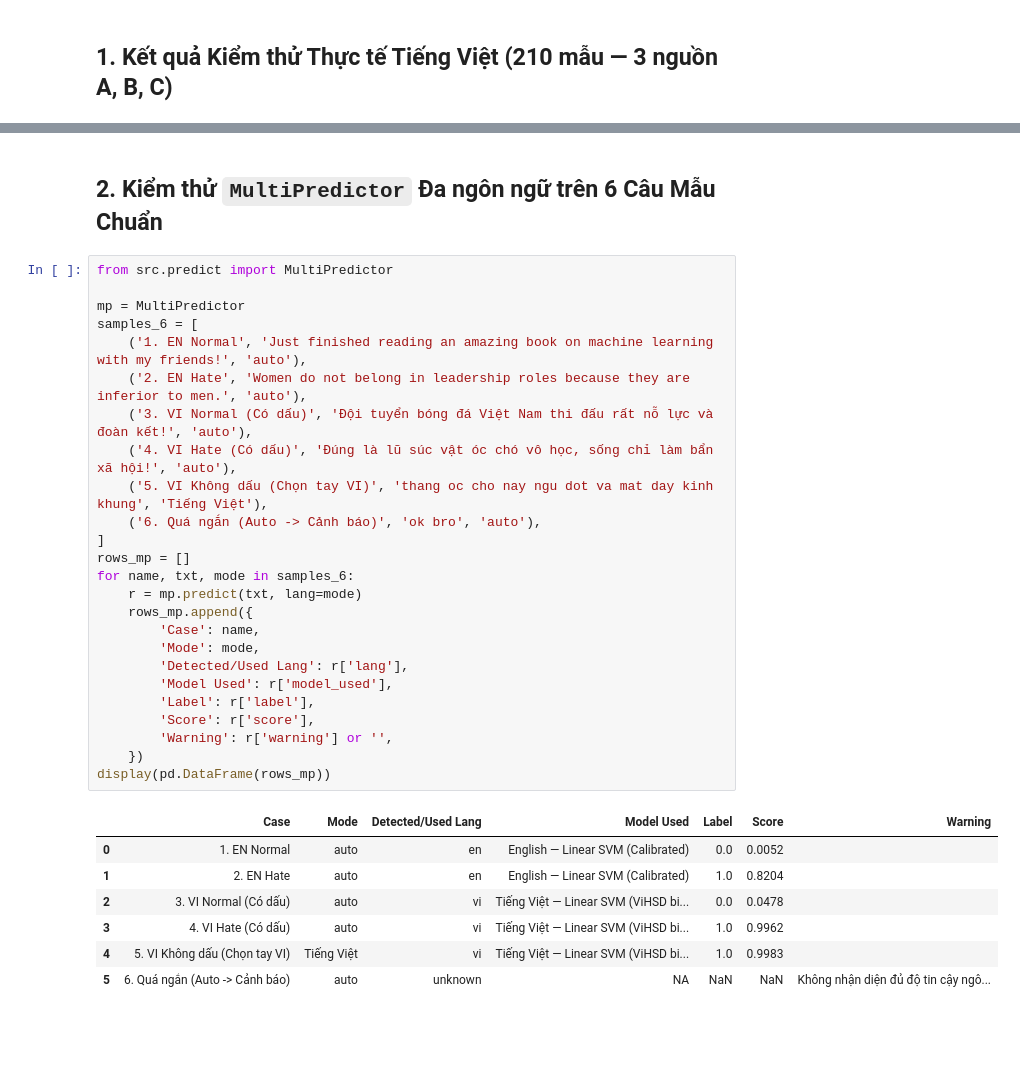
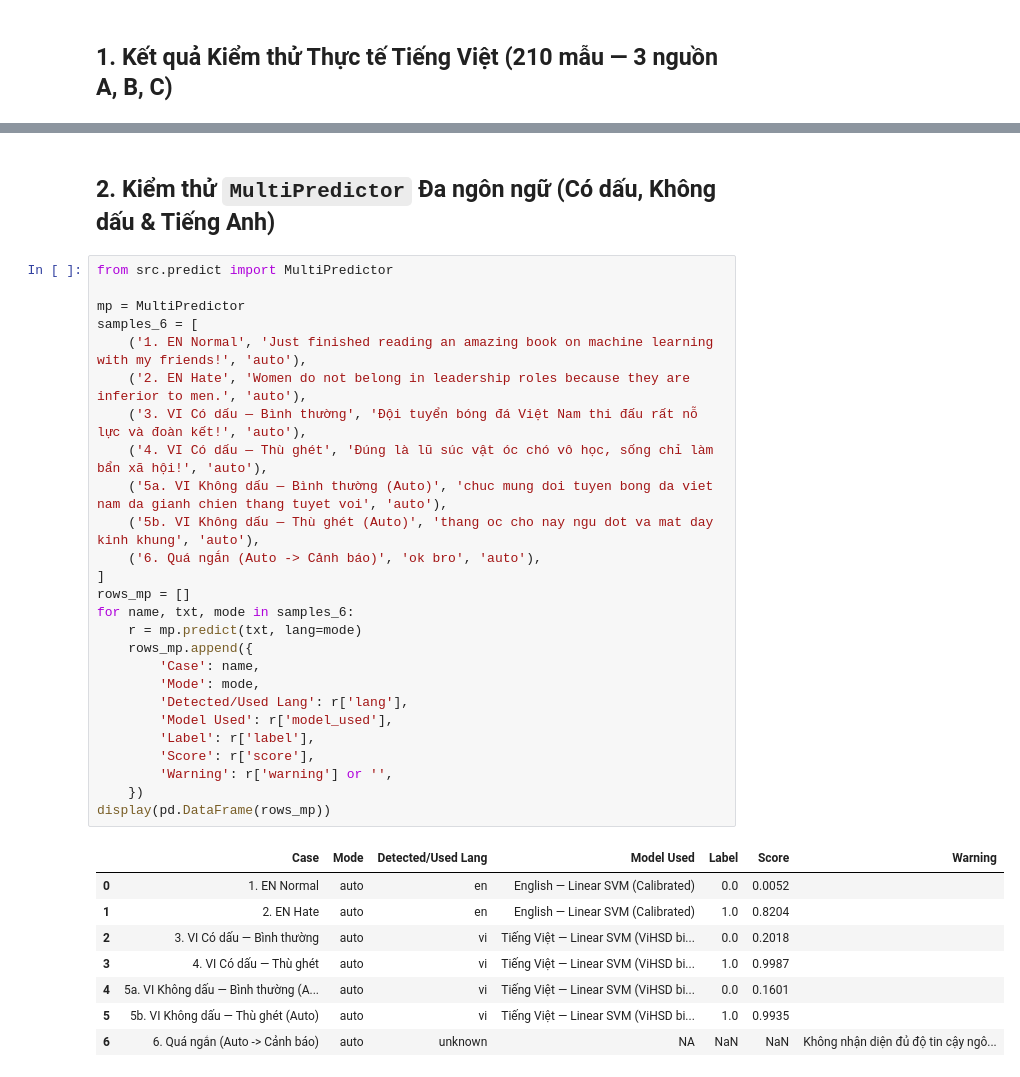
Before and after one commit to devtitcun888/duan-tweet-hate, a Jupyter notebook: notebooks/vi_05_realworld.ipynb, the cells around one changed output, grey strips where cells are left out. Drawn from its saved outputs; the diff is of its cells as text; blank space fills up the shorter version.

```diff
--- a/notebooks/vi_05_realworld.ipynb
+++ b/notebooks/vi_05_realworld.ipynb
@@ -105,38 +107,40 @@ Overall Real-World bin_A F1 : 0.8034 (PR-AUC = 0.9074)
 # %% [markdown]
-## 2. Kiểm thử `MultiPredictor` Đa ngôn ngữ trên 6 Câu Mẫu Chuẩn
+## 2. Kiểm thử `MultiPredictor` Đa ngôn ngữ (Có dấu, Không dấu & Tiếng Anh)
 # %%
 from src.predict import MultiPredictor
 
 mp = MultiPredictor
 samples_6 = [
     ('1. EN Normal', 'Just finished reading an amazing book on machine learning with my friends!', 'auto'),
     ('2. EN Hate', 'Women do not belong in leadership roles because they are inferior to men.', 'auto'),
-    ('3. VI Normal (Có dấu)', 'Đội tuyển bóng đá Việt Nam thi đấu rất nỗ lực và đoàn kết!', 'auto'),
-    ('4. VI Hate (Có dấu)', 'Đúng là lũ súc vật óc chó vô học, sống chỉ làm bẩn xã hội!', 'auto'),
-    ('5. VI Không dấu (Chọn tay VI)', 'thang oc cho nay ngu dot va mat day kinh khung', 'Tiếng Việt'),
+    ('3. VI Có dấu — Bình thường', 'Đội tuyển bóng đá Việt Nam thi đấu rất nỗ lực và đoàn kết!', 'auto'),
+    ('4. VI Có dấu — Thù ghét', 'Đúng là lũ súc vật óc chó vô học, sống chỉ làm bẩn xã hội!', 'auto'),
+    ('5a. VI Không dấu — Bình thường (Auto)', 'chuc mung doi tuyen bong da viet nam da gianh chien thang tuyet voi', 'auto'),
+    ('5b. VI Không dấu — Thù ghét (Auto)', 'thang oc cho nay ngu dot va mat day kinh khung', 'auto'),
     ('6. Quá ngắn (Auto -> Cảnh báo)', 'ok bro', 'auto'),
 ]
 rows_mp = []
 for name, txt, mode in samples_6:
     r = mp.predict(txt, lang=mode)
     rows_mp.append({
         'Case': name,
         'Mode': mode,
         'Detected/Used Lang': r['lang'],
         'Model Used': r['model_used'],
         'Label': r['label'],
         'Score': r['score'],
         'Warning': r['warning'] or '',
     })
 display(pd.DataFrame(rows_mp))
 # %% [output]
 |  | Case | Mode | Detected/Used Lang | Model Used | Label | Score | Warning |
 | 0 | 1. EN Normal | auto | en | English — Linear SVM (Calibrated) | 0.0 | 0.0052 |  |
 | 1 | 2. EN Hate | auto | en | English — Linear SVM (Calibrated) | 1.0 | 0.8204 |  |
-| 2 | 3. VI Normal (Có dấu) | auto | vi | Tiếng Việt — Linear SVM (ViHSD bi... | 0.0 | 0.0478 |  |
-| 3 | 4. VI Hate (Có dấu) | auto | vi | Tiếng Việt — Linear SVM (ViHSD bi... | 1.0 | 0.9962 |  |
-| 4 | 5. VI Không dấu (Chọn tay VI) | Tiếng Việt | vi | Tiếng Việt — Linear SVM (ViHSD bi... | 1.0 | 0.9983 |  |
-| 5 | 6. Quá ngắn (Auto -> Cảnh báo) | auto | unknown | NA | NaN | NaN | Không nhận diện đủ độ tin cậy ngô... |
+| 2 | 3. VI Có dấu — Bình thường | auto | vi | Tiếng Việt — Linear SVM (ViHSD bi... | 0.0 | 0.2018 |  |
+| 3 | 4. VI Có dấu — Thù ghét | auto | vi | Tiếng Việt — Linear SVM (ViHSD bi... | 1.0 | 0.9987 |  |
+| 4 | 5a. VI Không dấu — Bình thường (A... | auto | vi | Tiếng Việt — Linear SVM (ViHSD bi... | 0.0 | 0.1601 |  |
+| 5 | 5b. VI Không dấu — Thù ghét (Auto) | auto | vi | Tiếng Việt — Linear SVM (ViHSD bi... | 1.0 | 0.9935 |  |
+| 6 | 6. Quá ngắn (Auto -> Cảnh báo) | auto | unknown | NA | NaN | NaN | Không nhận diện đủ độ tin cậy ngô... |
 # %% [markdown]
 ### Nhận xét
 - Bộ dữ liệu thực tế tiếng Việt ($N = 210$) đạt độ đồng thuận gắn nhãn **96.19%** với **Cohen's Kappa 3 lớp = 0.8743** (Quadratic Weighted Kappa = **0.9538**).
```
Also changed, not shown: parts of 4 cells of this notebook, 34 other files.
